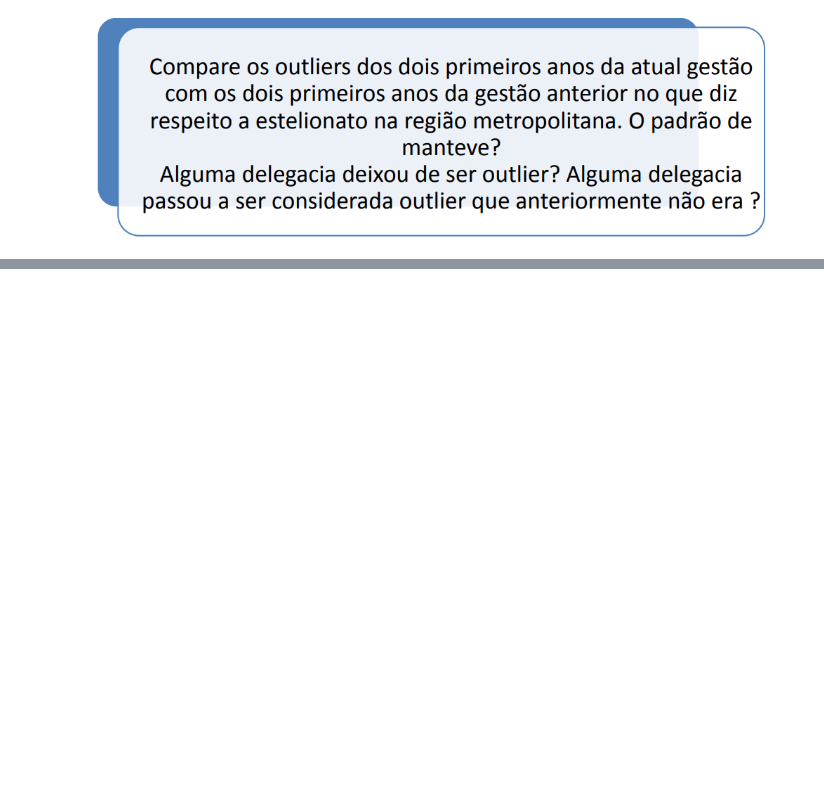
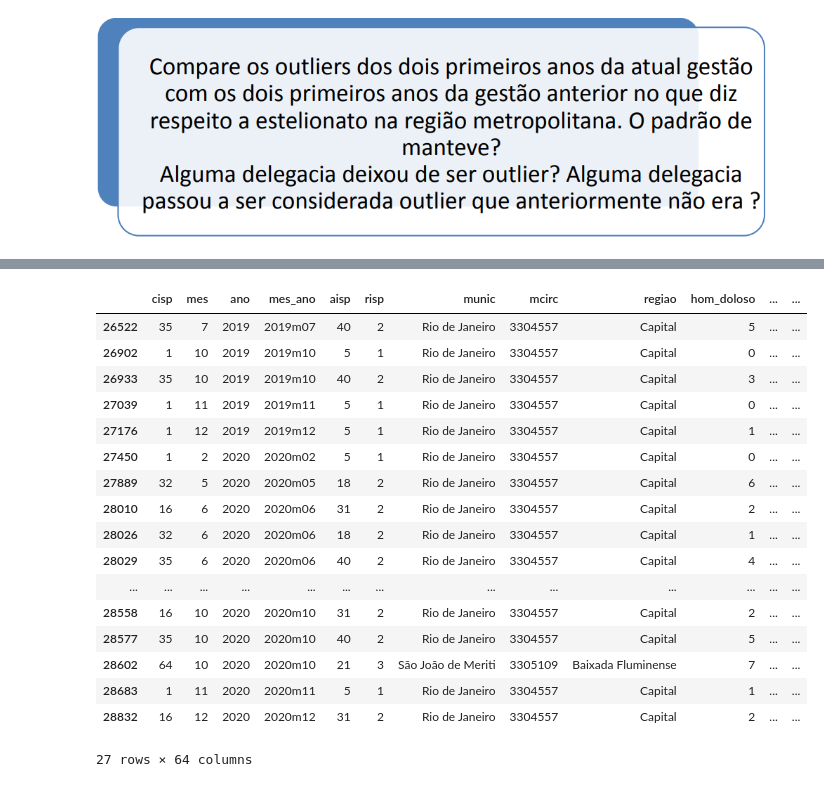
Before and after one commit to renanrib12/senac, a Jupyter notebook: aula2_desafio.ipynb, the cells around one changed output, grey strips where cells are left out. Saved outputs shown, nothing was run; the diff lists cells and outputs as text; code cells hidden in the pictures; blank space fills up the shorter version.

```diff
--- a/aula2_desafio.ipynb
+++ b/aula2_desafio.ipynb
@@ -514,0 +509,5 @@ KeyError: ''
+# %%
+#Criando DF somente da Região metropolitana
+munic_metropolina = ['Rio de Janeiro','Belford Roxo','Cachoeiras de Macacu','Duque de Caxias','Guapimirim','Itaboraí','Itaboraí','Itaguaí','Japeri','Magé','Maricá','Nilópolis','Niterói','Nova Iguaçu','Paracambi','Queimados','Rio Bonito','Seropédica','São Gonçalo','São João de Meriti','Tanguá']
+df_metropolitana = df.loc[df['munic'].isin(munic_metropolina)]
+df_metropolitana
@@ -514,0 +528,21 @@ KeyError: ''
+# %%
+#Gestão atual (ano: 2023 e 2024)
+#Criando tabela
+df_gestao_atual = df_metropolitana.loc[(df_metropolitana['ano'] == 2023) | (df_metropolitana['ano'] == 2024)]
+
+#Criando array
+array_metropolitana_atual = np.array(df_gestao_atual['estelionato'])
+
+#Criando estatística
+
+q1_metropolitana_atual = np.quantile(array_metropolitana_atual, 0.25)
+q3_metropolitana_atual = np.quantile(array_metropolitana_atual, 0.75)
+iqr_metropolitana_atual = q3_metropolitana_atual - q1_metropolitana_atual
+limite_s_atual= q3_metropolitana_atual + 1.5*iqr_metropolitana_atual
+limite_i_atual = q1_metropolitana_atual - 1.5*iqr_metropolitana_atual
+limite_i_atual
+
+#display outliers (outlier inferior < 0, logo não há)
+
+outlier_gestao_atual = df_gestao_atual.loc[df_gestao_atual['estelionato'] > q3_metropolitana_atual]
+outlier_gestao_atual
@@ -514,0 +563,38 @@ KeyError: ''
+# %%
+#Criando outliers gestão anterior (ano: 2019 e 2020)
+df_gestao_antiga = df_metropolitana.loc[(df_metropolitana['ano'] == 2019) | (df_metropolitana['ano'] == 2020)]
+
+#Criando array
+array_metropolitana_antiga = np.array(df_gestao_atual['estelionato'])
+
+#Criando estatística
+
+q1_metropolitana_antiga = np.quantile(array_metropolitana_antiga, 0.25)
+q3_metropolitana_antiga = np.quantile(array_metropolitana_antiga, 0.75)
+iqr_metropolitana_antiga = q3_metropolitana_antiga - q1_metropolitana_antiga
+limite_s_antiga= q3_metropolitana_antiga + 1.5*iqr_metropolitana_antiga
+limite_i_antiga = q1_metropolitana_antiga - 1.5*iqr_metropolitana_antiga
+
+#display outliers
+
+outlier_gestao_antiga = df_gestao_antiga.loc[df_gestao_antiga['estelionato'] > q3_metropolitana_antiga]
+outlier_gestao_antiga
+# %% [output]
+|  | cisp | mes | ano | mes_ano | aisp | risp | munic | mcirc | regiao | hom_doloso | ... | ... |
+| 26522 | 35 | 7 | 2019 | 2019m07 | 40 | 2 | Rio de Janeiro | 3304557 | Capital | 5 | ... | ... |
+| 26902 | 1 | 10 | 2019 | 2019m10 | 5 | 1 | Rio de Janeiro | 3304557 | Capital | 0 | ... | ... |
+| 26933 | 35 | 10 | 2019 | 2019m10 | 40 | 2 | Rio de Janeiro | 3304557 | Capital | 3 | ... | ... |
+| 27039 | 1 | 11 | 2019 | 2019m11 | 5 | 1 | Rio de Janeiro | 3304557 | Capital | 0 | ... | ... |
+| 27176 | 1 | 12 | 2019 | 2019m12 | 5 | 1 | Rio de Janeiro | 3304557 | Capital | 1 | ... | ... |
+| 27450 | 1 | 2 | 2020 | 2020m02 | 5 | 1 | Rio de Janeiro | 3304557 | Capital | 0 | ... | ... |
+| 27889 | 32 | 5 | 2020 | 2020m05 | 18 | 2 | Rio de Janeiro | 3304557 | Capital | 6 | ... | ... |
+| 28010 | 16 | 6 | 2020 | 2020m06 | 31 | 2 | Rio de Janeiro | 3304557 | Capital | 2 | ... | ... |
+| 28026 | 32 | 6 | 2020 | 2020m06 | 18 | 2 | Rio de Janeiro | 3304557 | Capital | 1 | ... | ... |
+| 28029 | 35 | 6 | 2020 | 2020m06 | 40 | 2 | Rio de Janeiro | 3304557 | Capital | 4 | ... | ... |
+| ... | ... | ... | ... | ... | ... | ... | ... | ... | ... | ... | ... | ... |
+| 28558 | 16 | 10 | 2020 | 2020m10 | 31 | 2 | Rio de Janeiro | 3304557 | Capital | 2 | ... | ... |
+| 28577 | 35 | 10 | 2020 | 2020m10 | 40 | 2 | Rio de Janeiro | 3304557 | Capital | 5 | ... | ... |
+| 28602 | 64 | 10 | 2020 | 2020m10 | 21 | 3 | São João de Meriti | 3305109 | Baixada Fluminense | 7 | ... | ... |
+| 28683 | 1 | 11 | 2020 | 2020m11 | 5 | 1 | Rio de Janeiro | 3304557 | Capital | 1 | ... | ... |
+| 28832 | 16 | 12 | 2020 | 2020m12 | 31 | 2 | Rio de Janeiro | 3304557 | Capital | 2 | ... | ... |
+27 rows × 64 columns
```
Also changed, not shown: parts of 6 cells of this notebook.
